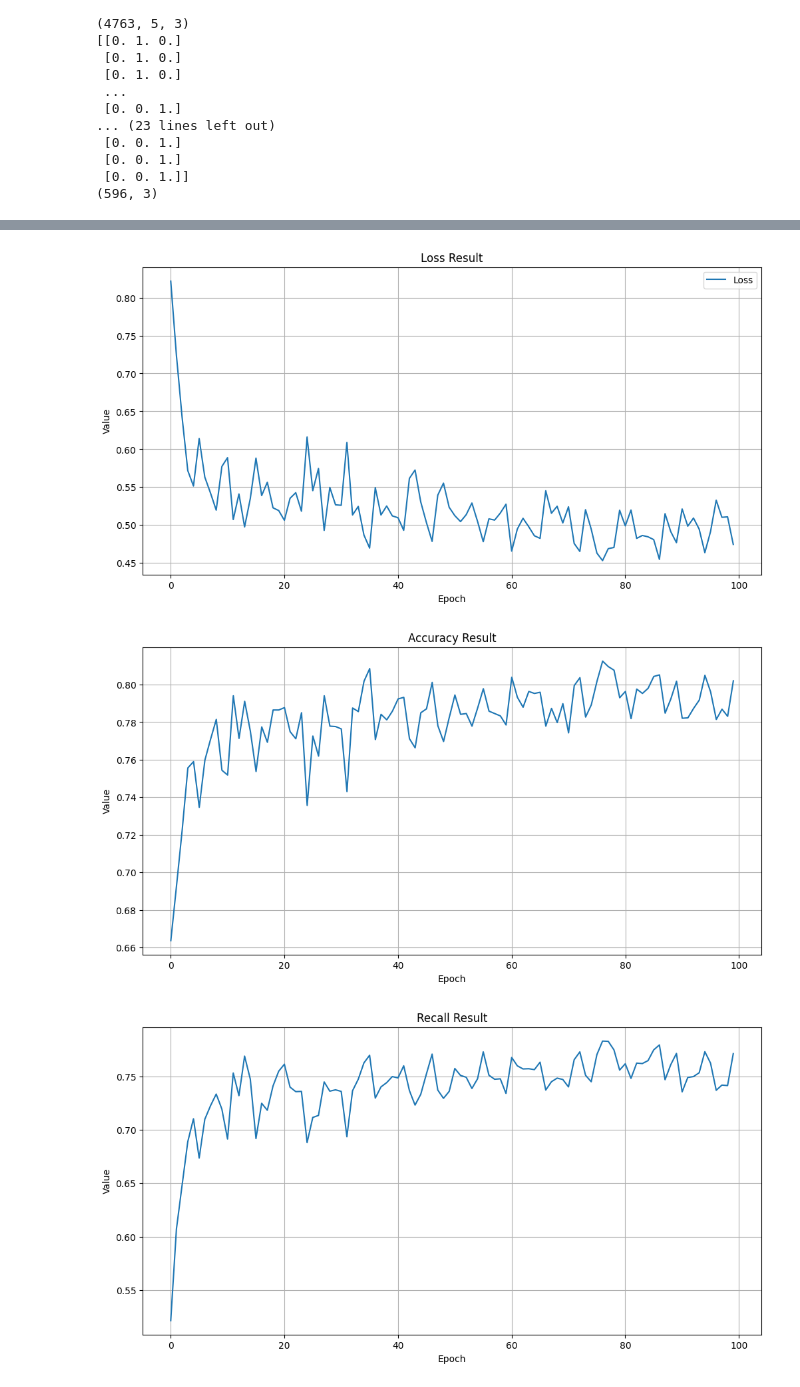
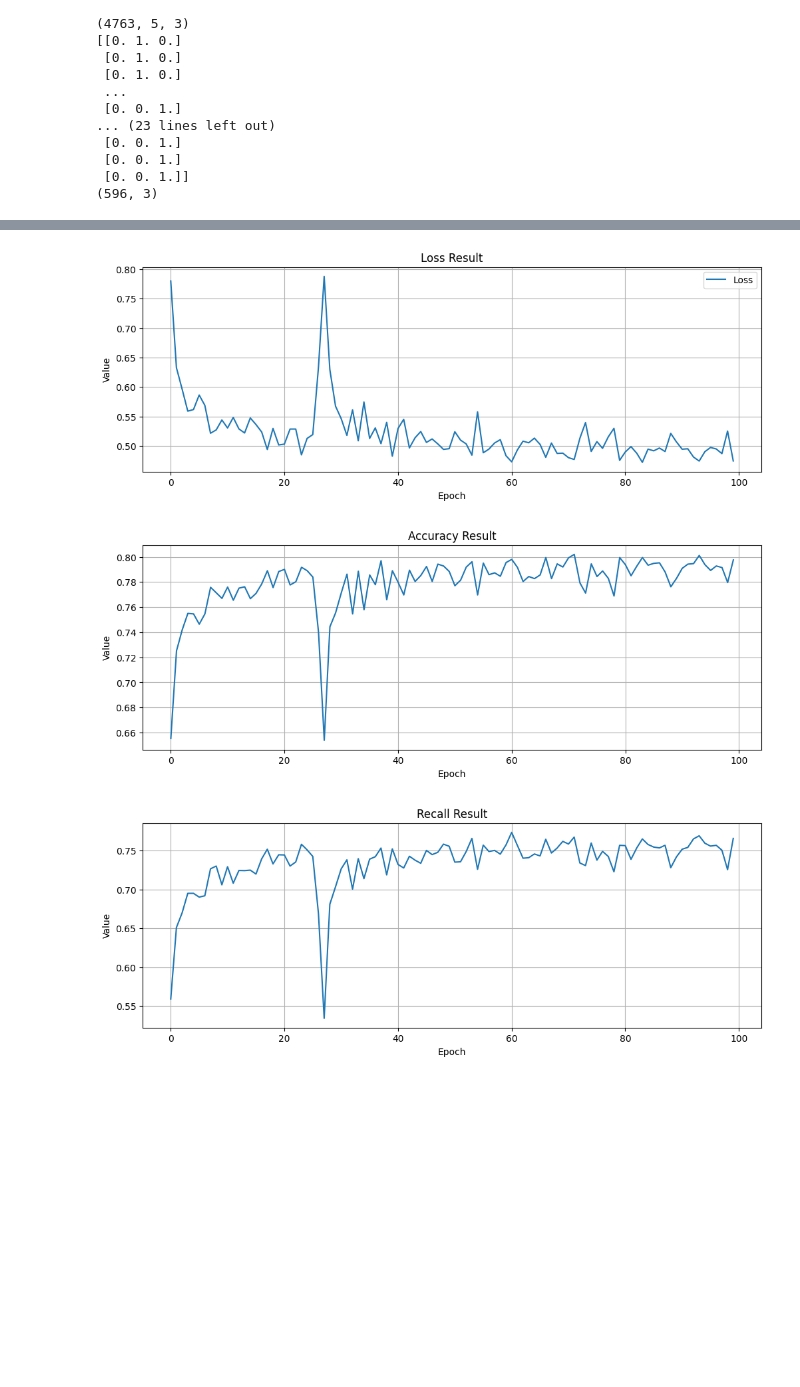
Before and after one commit to BoykoPetevBoev/Stock-Market-Prediction, a Jupyter notebook: src/models/lstm_v3/lstm_model.ipynb, the cells around one changed output, grey strips where cells are left out. Saved outputs shown, nothing was run; the diff lists cells and outputs as text; code cells hidden in the pictures; blank space fills up the shorter version.

```diff
--- a/src/models/lstm_v3/lstm_model.ipynb
+++ b/src/models/lstm_v3/lstm_model.ipynb
@@ -104,17 +102,17 @@ Train data:
 # plt.plot(y_dates_predict[:, 0], y_predict[:, 0])
 # plt.legend(['Train', 'Test','Predict'])
 # %%
-# model, fit_result, evaluate_result = train_model(x_train, x_test, y_train, y_test)
+model, fit_result, evaluate_result = train_model(x_train, x_test, y_train, y_test)
 
-# plot_model_performance(fit_result)
-# # plot_model_performance(evaluate_result)
+plot_model_performance(fit_result)
+# plot_model_performance(evaluate_result)
 
-# print("Train result:")
-# print(fit_result)
+print("Train result:")
+print(fit_result)
 
-# print("Test result:")
-# print(evaluate_result)
+print("Test result:")
+print(evaluate_result)
 
-# save_lstm_model(model)
+save_lstm_model(model)
 # %% [output]
 Epoch 1/100
@@ -137,3 +135,3 @@ Epoch 100/100
-[figure, old version]
+[figure, new version]
-[figure, old version]
+[figure, new version]
-[figure, old version]
+[figure, new version]
```
Also changed, not shown: parts of 8 cells of this notebook, 12 other files.
